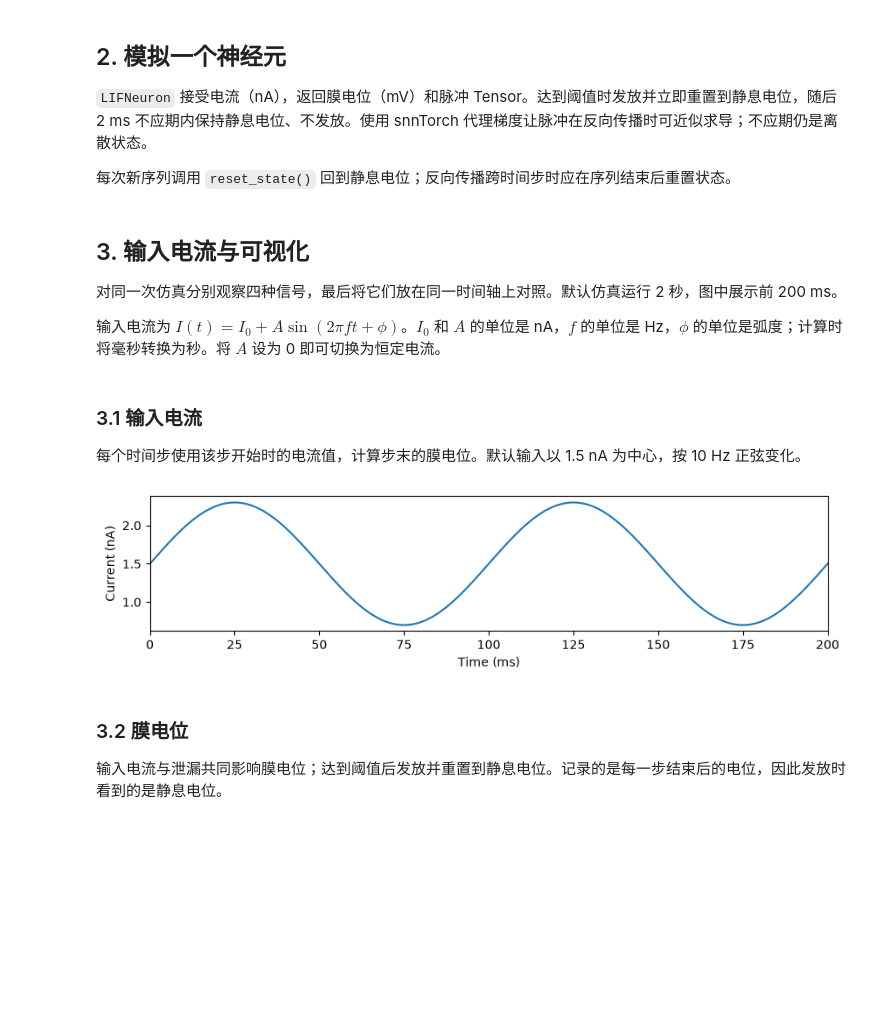
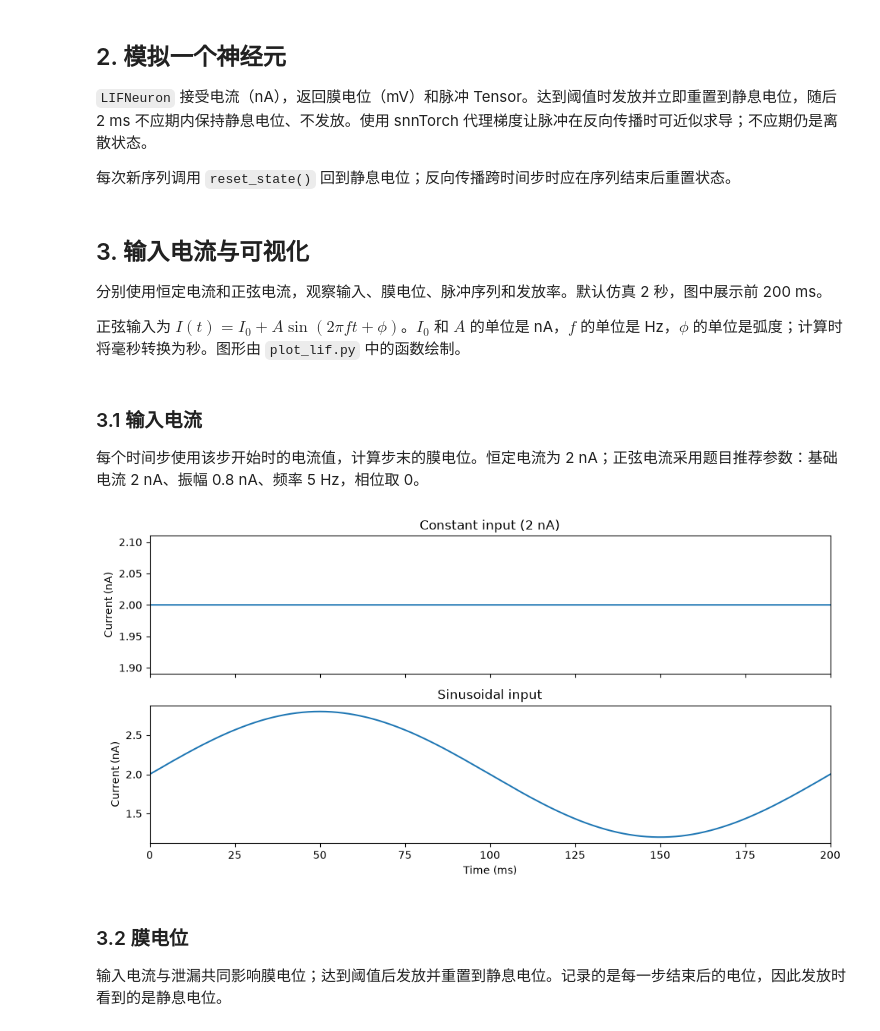
Before and after one commit to LevelDownRefine/neural-network-teaching, a Jupyter notebook: lif/task1_lif.ipynb, the cells around one changed output. Cells and saved outputs as stored; diff of their text form; code cells hidden in the pictures; blank space fills up the shorter version.

Commit message:
Restore constant input plots and reuse plotting functions

```diff
--- a/lif/task1_lif.ipynb
+++ b/lif/task1_lif.ipynb
@@ -139,26 +138,42 @@ def simulate(I, duration_ms, dt):
 # %% [markdown]
 ## 3. 输入电流与可视化
 
-对同一次仿真分别观察四种信号，最后将它们放在同一时间轴上对照。默认仿真运行 2 秒，图中展示前 200 ms。
+分别使用恒定电流和正弦电流，观察输入、膜电位、脉冲序列和发放率。默认仿真 2 秒，图中展示前 200 ms。
 
-输入电流为 $I(t)=I_0+A\sin(2\pi ft+\phi)$。$I_0$ 和 $A$ 的单位是 nA，$f$ 的单位是 Hz，$\phi$ 的单位是弧度；计算时将毫秒转换为秒。将 $A$ 设为 0 即可切换为恒定电流。
+正弦输入为 $I(t)=I_0+A\sin(2\pi ft+\phi)$。$I_0$ 和 $A$ 的单位是 nA，$f$ 的单位是 Hz，$\phi$ 的单位是弧度；计算时将毫秒转换为秒。图形由 `plot_lif.py` 中的函数绘制。
 # %%
-I_0, A, f, phi = 1.5, 0.8, 10.0, 0.0
+import sys
+from pathlib import Path
+
+# 兼容从项目根目录或 lif 目录启动 Notebook。
+sys.path.insert(0, str(Path.cwd().parent if Path.cwd().name == "lif" else Path.cwd()))
+from lif.plot_lif import plot_comparison, plot_summary
+
 input_time_ms = np.arange(round(duration_ms / dt)) * dt
-I = I_0 + A * np.sin(2 * np.pi * f * input_time_ms / 1000 + phi)
-voltages, spikes = simulate(I=I, duration_ms=duration_ms, dt=dt)
 time_ms = input_time_ms + dt
+I_0, A, f, phi = 2.0, 0.8, 5.0, 0.0
+currents = {
+    "Constant input (2 nA)": np.full_like(input_time_ms, 2.0),
+    "Sinusoidal input": I_0 + A * np.sin(2 * np.pi * f * input_time_ms / 1000 + phi),
+}
+examples = {}
+for name, current in currents.items():
+    voltage, spikes = simulate(current, duration_ms, dt)
+    examples[name] = {
+        "input_time_ms": input_time_ms,
+        "time_ms": time_ms,
+        "current": current,
+        "voltage": voltage,
+        "spikes": spikes,
+    }
 # %% [markdown]
 ### 3.1 输入电流
 
-每个时间步使用该步开始时的电流值，计算步末的膜电位。默认输入以 1.5 nA 为中心，按 10 Hz 正弦变化。
+每个时间步使用该步开始时的电流值，计算步末的膜电位。恒定电流为 2 nA；正弦电流采用题目推荐参数：基础电流 2 nA、振幅 0.8 nA、频率 5 Hz，相位取 0。
 # %%
-fig, ax = plt.subplots(figsize=(10, 2))
-ax.plot(input_time_ms, I)
-ax.set(xlabel="Time (ms)", ylabel="Current (nA)", xlim=(0, 200))
-plt.show()
+plot_comparison(examples, "current", V_rest, V_th)
 # %% [output]
-[figure, old version]
+[figure, new version]
 # %% [markdown]
 ### 3.2 膜电位
 
```
Also changed, not shown: parts of 7 cells of this notebook, 1 other file.
